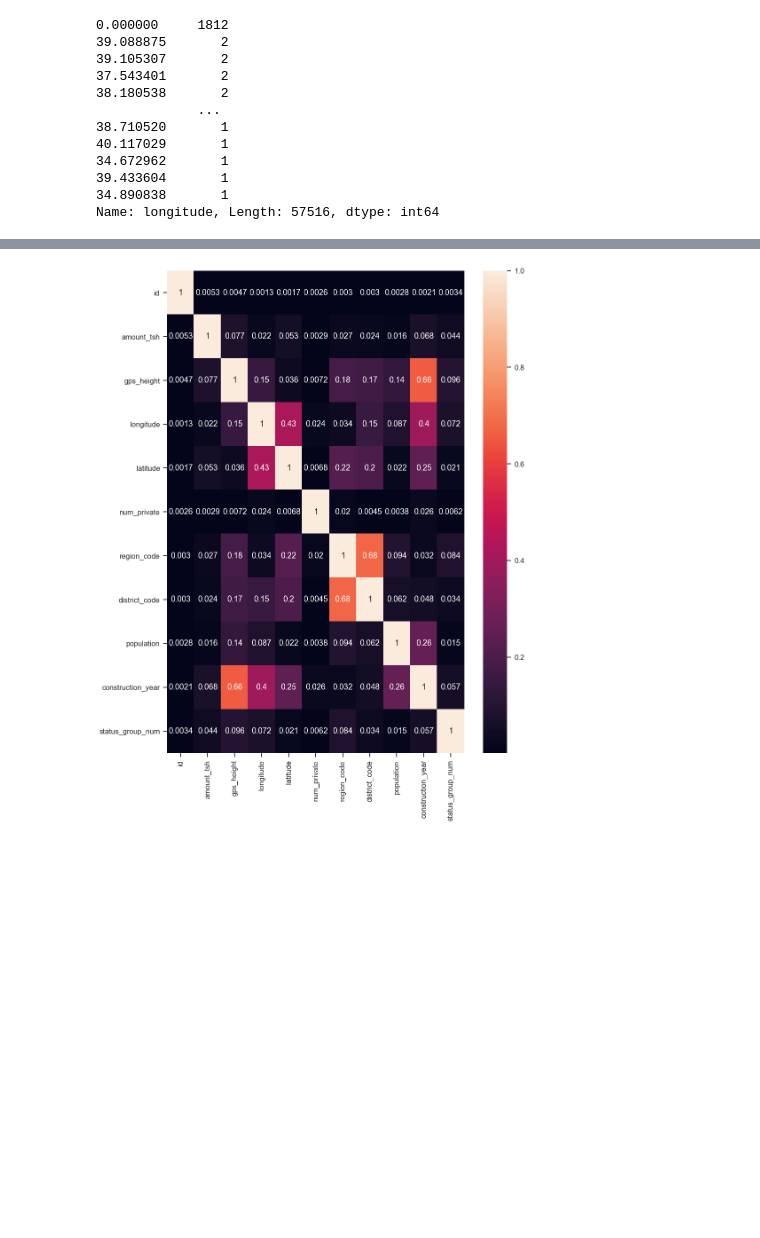
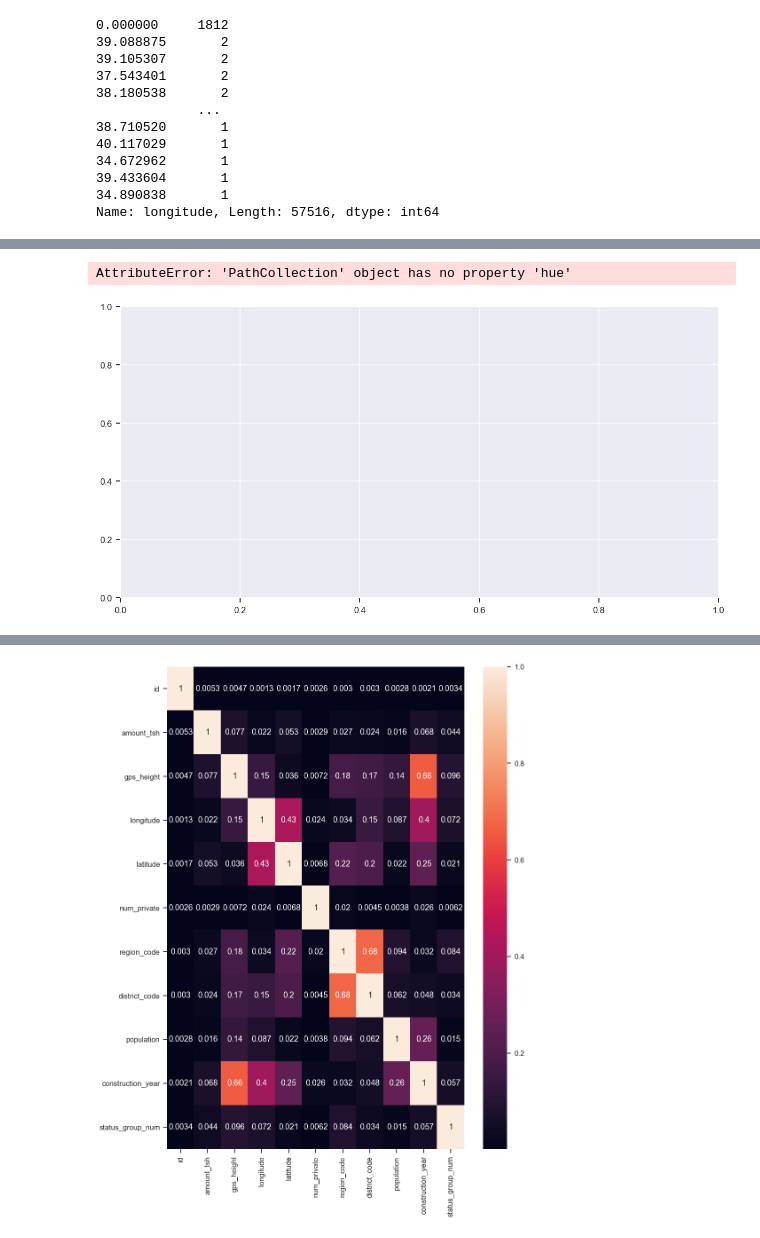
Before and after one commit to tvrjuana/tanzania-water-wells, a Jupyter notebook: eda_mackoy.ipynb, the cells around one changed output, grey strips where cells are left out. Cells and saved outputs as stored; diff of their text form; code cells hidden in the pictures; blank space fills up the shorter version.

```diff
--- a/eda_mackoy.ipynb
+++ b/eda_mackoy.ipynb
@@ -654,0 +698,15 @@ Name: longitude, Length: 57516, dtype: int64
+# %%
+#Lat-Long heat map based on GPS Height w/o placeholders
+fig,ax = plt.subplots()
+plt.style.use('seaborn')
+sns.set_context('talk')
+df2.plot(kind = 'scatter',x = 'longitude', y = 'latitude', alpha = 0.2 , c = 'gps_height', cmap=plt.get_cmap('jet'), colorbar = True, vmin = 0, vmax = 2000, figsize = (20,10),ax=ax);
+ax.grid(False)
+ax.set_facecolor('White')
+ax.set_xlabel('Longitude')
+ax.set_ylabel('Latitude')
+ax.set_title('Water Wells in Tanzania');
+plt.tight_layout()
+# %% [output]
+AttributeError: 'PathCollection' object has no property 'hue'
+[figure, added]
```
Also changed, not shown: parts of 15 cells of this notebook, 2 other files.
